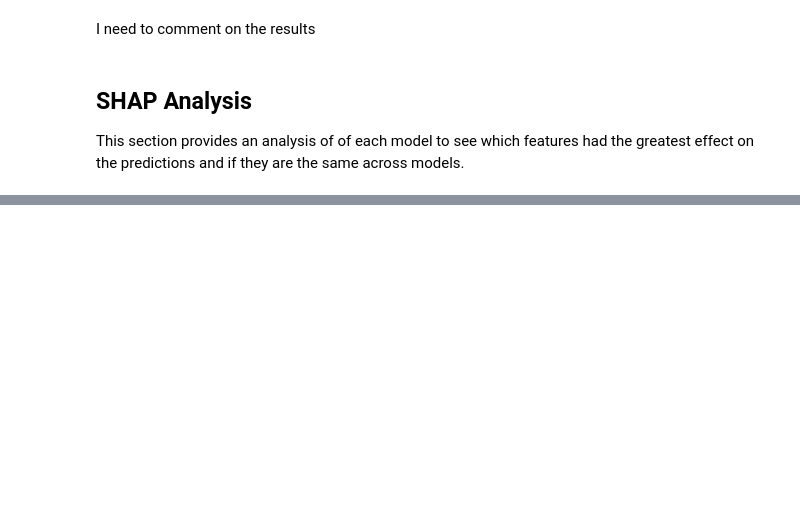
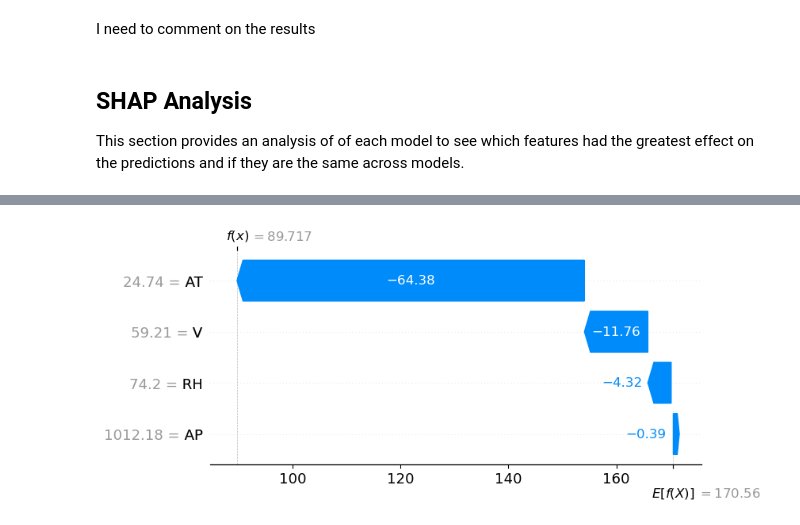
Before and after one commit to cmurray4492/ml_projects, a Jupyter notebook: CCPP_Analysis.ipynb, the cells around one changed output, grey strips where cells are left out. Drawn from its saved outputs; the diff is of its cells as text; code cells hidden in the pictures; blank space fills up the shorter version.

```diff
--- a/CCPP_Analysis.ipynb
+++ b/CCPP_Analysis.ipynb
@@ -545,0 +586,4 @@ This section provides an analysis of of each model to see which features had the
+# %%
+shap.plots.waterfall(shap_values_LR[63])
+# %% [output]
+[figure, added]
```
Also changed, not shown: parts of 21 cells of this notebook.
